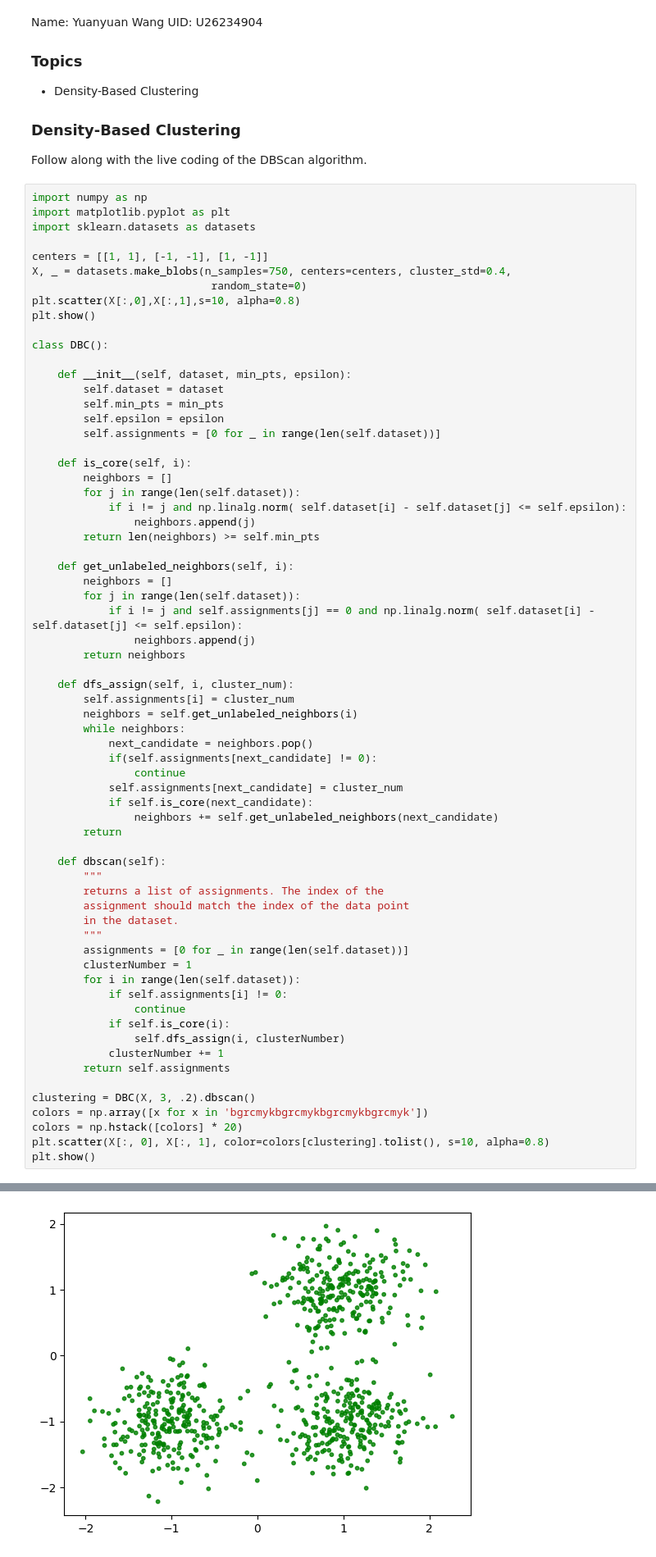
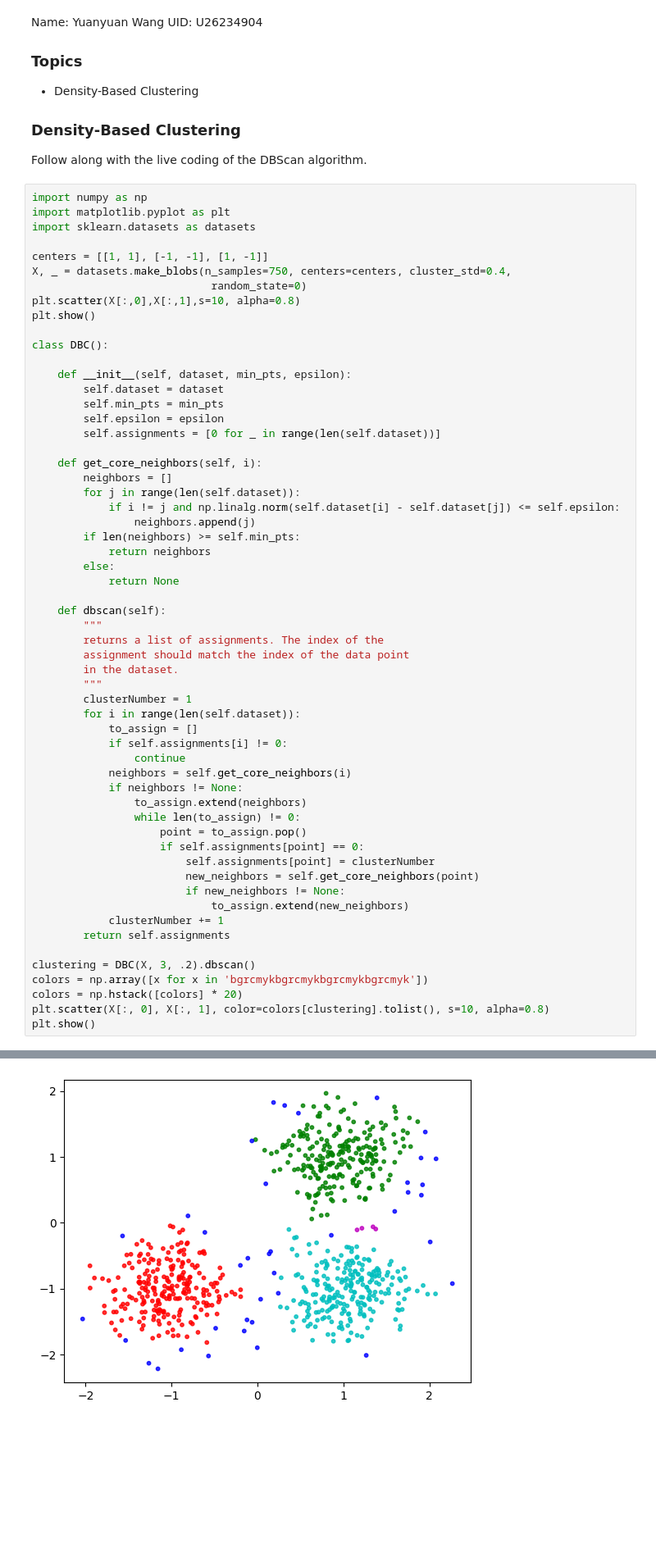
Before and after one commit to gallettilance/CS506-Spring2023, a Jupyter notebook: worksheets/worksheet_06.ipynb, the cells around one changed output, grey strips where cells are left out. Shown at 82% size. Cells and saved outputs as stored; diff of their text form; blank space fills up the shorter version.

```diff
--- a/worksheets/worksheet_06.ipynb
+++ b/worksheets/worksheet_06.ipynb
@@ -27,56 +27,48 @@ class DBC():
     def __init__(self, dataset, min_pts, epsilon):
         self.dataset = dataset
         self.min_pts = min_pts
         self.epsilon = epsilon
         self.assignments = [0 for _ in range(len(self.dataset))]
 
-    def is_core(self, i):
+    def get_core_neighbors(self, i):
         neighbors = []
         for j in range(len(self.dataset)):
-            if i != j and np.linalg.norm( self.dataset[i] - self.dataset[j] <= self.epsilon):
+            if i != j and np.linalg.norm(self.dataset[i] - self.dataset[j]) <= self.epsilon:
                 neighbors.append(j)
-        return len(neighbors) >= self.min_pts
-
-    def get_unlabeled_neighbors(self, i):
-        neighbors = []
-        for j in range(len(self.dataset)):
-            if i != j and self.assignments[j] == 0 and np.linalg.norm( self.dataset[i] - self.dataset[j] <= self.epsilon):
-                neighbors.append(j)
-        return neighbors
-
-    def dfs_assign(self, i, cluster_num):
-        self.assignments[i] = cluster_num
-        neighbors = self.get_unlabeled_neighbors(i)
-        while neighbors:
-            next_candidate = neighbors.pop()
-            if(self.assignments[next_candidate] != 0):
-                continue
-            self.assignments[next_candidate] = cluster_num
-            if self.is_core(next_candidate):
-                neighbors += self.get_unlabeled_neighbors(next_candidate)
-        return
+        if len(neighbors) >= self.min_pts:
+            return neighbors
+        else:
+            return None
 
     def dbscan(self):
         """
         returns a list of assignments. The index of the
         assignment should match the index of the data point
         in the dataset.
         """
-        assignments = [0 for _ in range(len(self.dataset))]
         clusterNumber = 1
         for i in range(len(self.dataset)):
+            to_assign = []
             if self.assignments[i] != 0:
                 continue
-            if self.is_core(i):
-                self.dfs_assign(i, clusterNumber)
+            neighbors = self.get_core_neighbors(i)
+            if neighbors != None:
+                to_assign.extend(neighbors)
+                while len(to_assign) != 0:
+                    point = to_assign.pop()
+                    if self.assignments[point] == 0:
+                        self.assignments[point] = clusterNumber
+                        new_neighbors = self.get_core_neighbors(point)
+                        if new_neighbors != None:
+                            to_assign.extend(new_neighbors)
             clusterNumber += 1
         return self.assignments
 
 clustering = DBC(X, 3, .2).dbscan()
 colors = np.array([x for x in 'bgrcmykbgrcmykbgrcmykbgrcmyk'])
 colors = np.hstack([colors] * 20)
 plt.scatter(X[:, 0], X[:, 1], color=colors[clustering].tolist(), s=10, alpha=0.8)
 plt.show()
 # %% [output]
 [figure]
-[figure, old version]
+[figure, new version]
```
Also changed, not shown: 1 other file.
